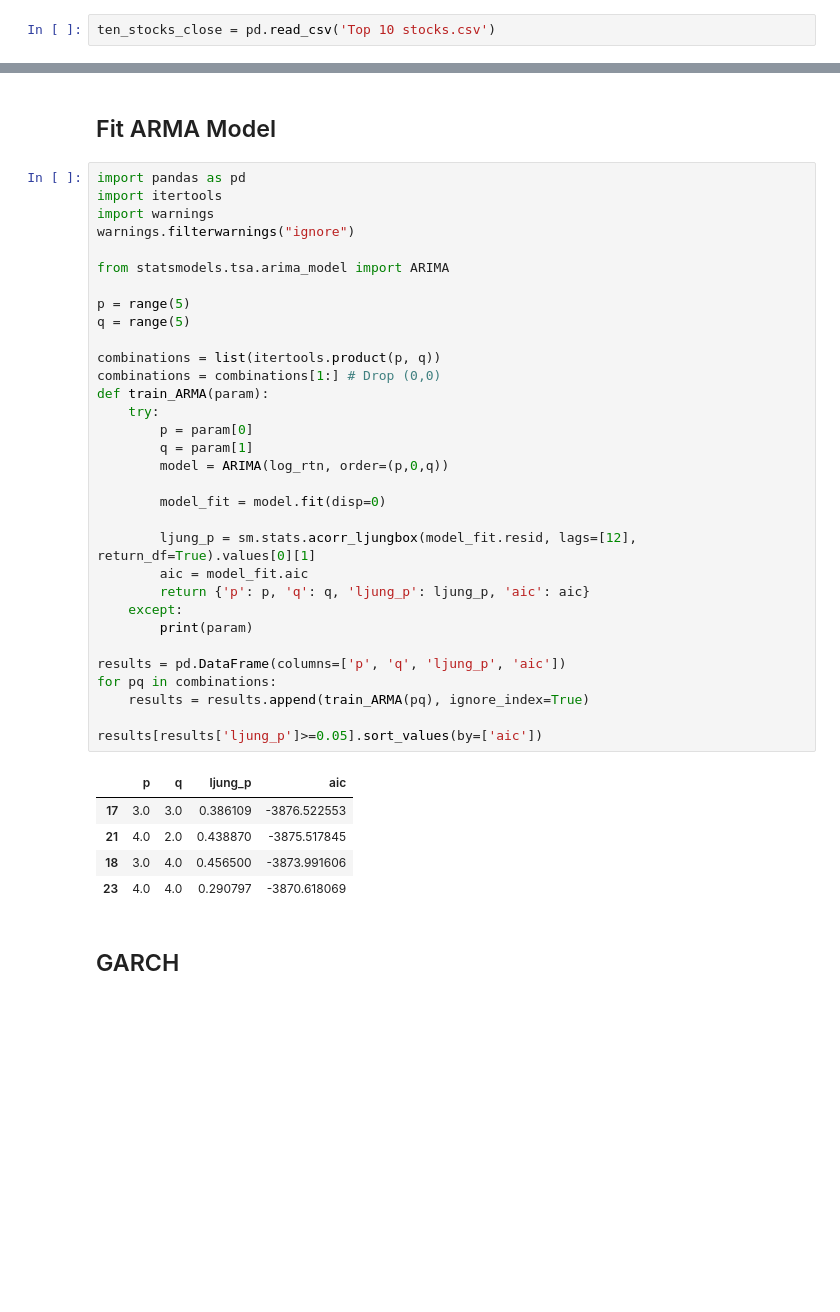
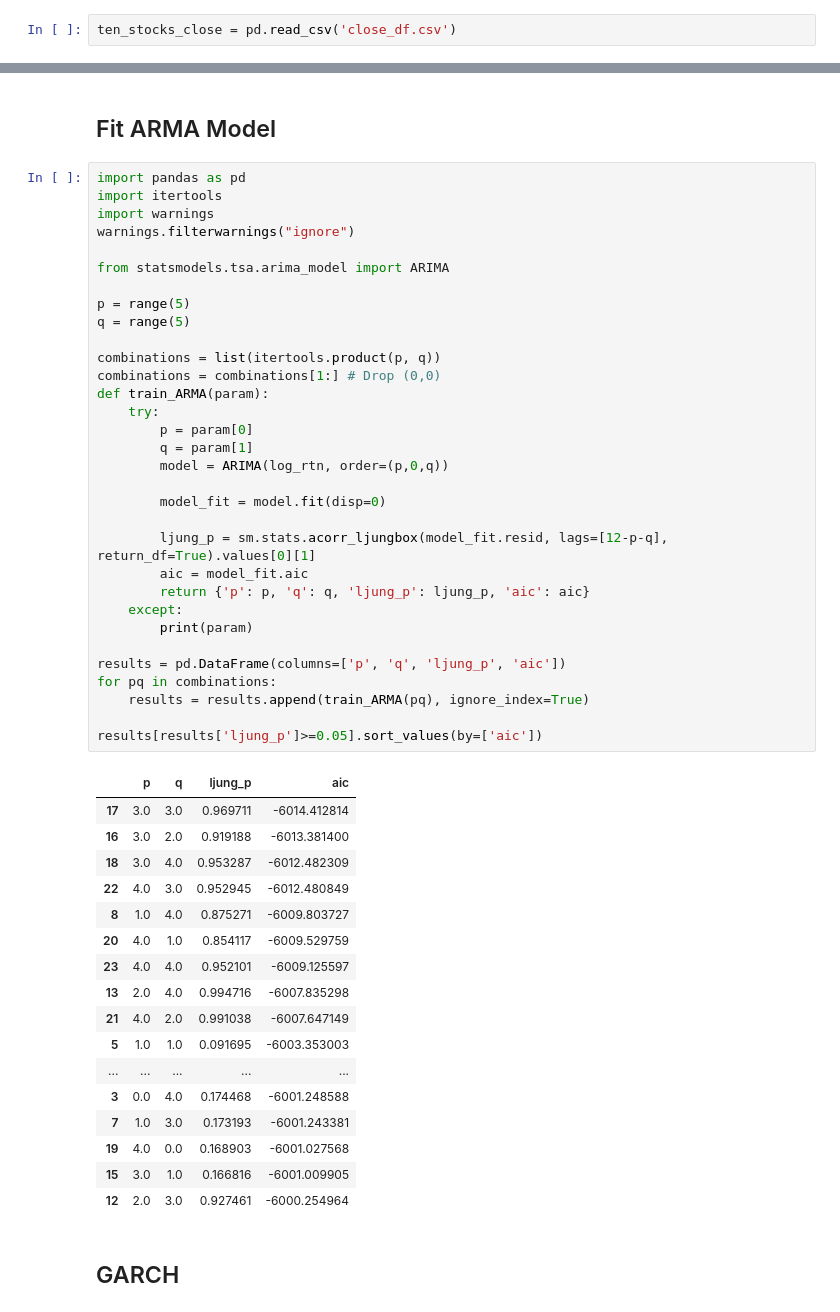
Before and after one commit to oscarko318/MSBD5006, a Jupyter notebook: 600970.ipynb, the cells around one changed output, grey strips where cells are left out. Drawn from its saved outputs; the diff is of its cells as text; blank space fills up the shorter version.

```diff
--- a/600970.ipynb
+++ b/600970.ipynb
@@ -15,7 +15,7 @@ def test_stationarity(timeseries):
         dfoutput['Critical Value (%s)'%key] = value
     print(dfoutput)  # p<0.05, Stationary
 # %%
-ten_stocks_close = pd.read_csv('Top 10 stocks.csv')
+ten_stocks_close = pd.read_csv('close_df.csv')
 # %%
 pool = ["600094.XSHG",
         "600160.XSHG",
@@ -107,38 +107,50 @@ import itertools
 import warnings
 warnings.filterwarnings("ignore")
 
 from statsmodels.tsa.arima_model import ARIMA
 
 p = range(5)
 q = range(5)
 
 combinations = list(itertools.product(p, q))
 combinations = combinations[1:] # Drop (0,0)
 def train_ARMA(param):
     try:
         p = param[0]
         q = param[1]
         model = ARIMA(log_rtn, order=(p,0,q))
 
         model_fit = model.fit(disp=0)
 
-        ljung_p = sm.stats.acorr_ljungbox(model_fit.resid, lags=[12], return_df=True).values[0][1]
+        ljung_p = sm.stats.acorr_ljungbox(model_fit.resid, lags=[12-p-q], return_df=True).values[0][1]
         aic = model_fit.aic
         return {'p': p, 'q': q, 'ljung_p': ljung_p, 'aic': aic}
     except:
         print(param)
 
 results = pd.DataFrame(columns=['p', 'q', 'ljung_p', 'aic'])
 for pq in combinations:
     results = results.append(train_ARMA(pq), ignore_index=True)
 
 results[results['ljung_p']>=0.05].sort_values(by=['aic'])
 # %% [output]
 |  | p | q | ljung_p | aic |
-| 17 | 3.0 | 3.0 | 0.386109 | -3876.522553 |
-| 21 | 4.0 | 2.0 | 0.438870 | -3875.517845 |
-| 18 | 3.0 | 4.0 | 0.456500 | -3873.991606 |
-| 23 | 4.0 | 4.0 | 0.290797 | -3870.618069 |
+| 17 | 3.0 | 3.0 | 0.969711 | -6014.412814 |
+| 16 | 3.0 | 2.0 | 0.919188 | -6013.381400 |
+| 18 | 3.0 | 4.0 | 0.953287 | -6012.482309 |
+| 22 | 4.0 | 3.0 | 0.952945 | -6012.480849 |
+| 8 | 1.0 | 4.0 | 0.875271 | -6009.803727 |
+| 20 | 4.0 | 1.0 | 0.854117 | -6009.529759 |
+| 23 | 4.0 | 4.0 | 0.952101 | -6009.125597 |
+| 13 | 2.0 | 4.0 | 0.994716 | -6007.835298 |
+| 21 | 4.0 | 2.0 | 0.991038 | -6007.647149 |
+| 5 | 1.0 | 1.0 | 0.091695 | -6003.353003 |
+| ... | ... | ... | ... | ... |
+| 3 | 0.0 | 4.0 | 0.174468 | -6001.248588 |
+| 7 | 1.0 | 3.0 | 0.173193 | -6001.243381 |
+| 19 | 4.0 | 0.0 | 0.168903 | -6001.027568 |
+| 15 | 3.0 | 1.0 | 0.166816 | -6001.009905 |
+| 12 | 2.0 | 3.0 | 0.927461 | -6000.254964 |
 # %% [markdown]
 ## GARCH
 # %%
```
Also changed, not shown: parts of 11 cells of this notebook, 10 other files.
